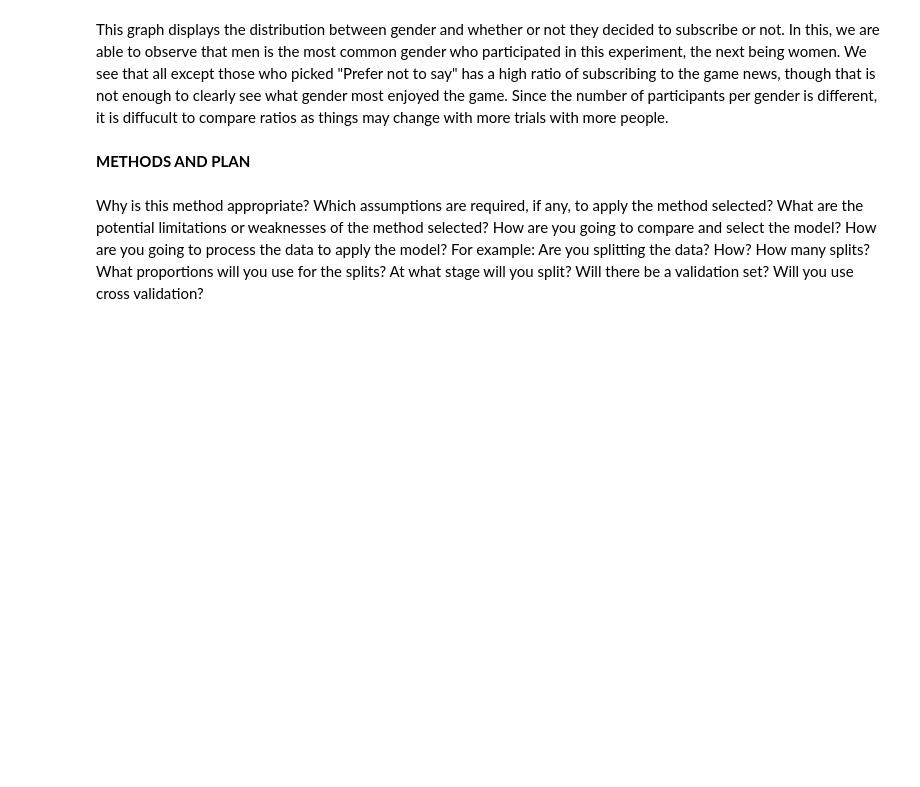
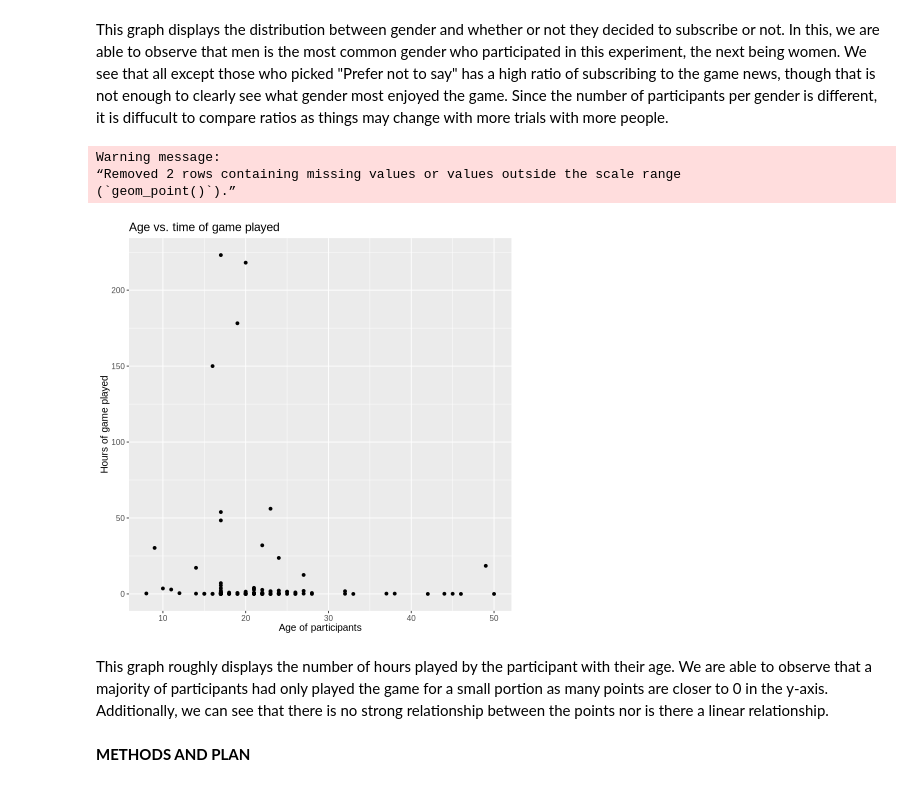
Before and after one commit to rinhatan/dsci100_project, a Jupyter notebook: dsci100project.ipynb, the cells around one changed output. Drawn from its saved outputs; the diff is of its cells as text; code cells hidden in the pictures; blank space fills up the shorter version.

```diff
--- a/dsci100project.ipynb
+++ b/dsci100project.ipynb
@@ -3,7 +3,8 @@ library(tidyverse)
 # %% [markdown]
 **DATA DESCRIPTION**
 # %%
-players <- read_csv("dsci100_project/players.csv")
+player_data <- "https://raw.githubusercontent.com/rinhatan/dsci100_project/refs/heads/main/players.csv"
+players <- read_csv(player_data)
 players
 # %% [output]
 Rows: 196 Columns: 7
@@ -150,11 +148,20 @@ subscribe_vs_gender
 [figure]
 # %% [markdown]
 This graph displays the distribution between gender and whether or not they decided to subscribe or not. In this, we are able to observe that men is the most common gender who participated in this experiment, the next being women. We see that all except those who picked "Prefer not to say" has a high ratio of subscribing to the game news, though that is not enough to clearly see what gender most enjoyed the game. Since the number of participants per gender is different, it is diffucult to compare ratios as things may change with more trials with more people.
+# %%
+age_vs_played_hours <- ggplot(players, aes(x = Age, y = played_hours)) +
+                geom_point() +
+                xlab("Age of participants") +
+                ylab("Hours of game played") +
+                ggtitle("Age vs. time of game played") +
+                theme(text = element_text(size = 12))
+age_vs_played_hours
+# %% [output]
+Warning message:
+“Removed 2 rows containing missing values or values outside the scale range
+(`geom_point()`).”
+[figure, added]
+# %% [markdown]
+This graph roughly displays the number of hours played by the participant with their age. We are able to observe that a majority of participants had only played the game for a small portion as many points are closer to 0 in the y-axis. Additionally, we can see that there is no strong relationship between the points nor is there a linear relationship.
 # %% [markdown]
 **METHODS AND PLAN**
-# %% [markdown]
-Why is this method appropriate?
-Which assumptions are required, if any, to apply the method selected?
-What are the potential limitations or weaknesses of the method selected?
-How are you going to compare and select the model?
-How are you going to process the data to apply the model? For example: Are you splitting the data? How? How many splits? What proportions will you use for the splits? At what stage will you split? Will there be a validation set? Will you use cross validation?
```
Also changed, not shown: parts of 7 cells of this notebook.
